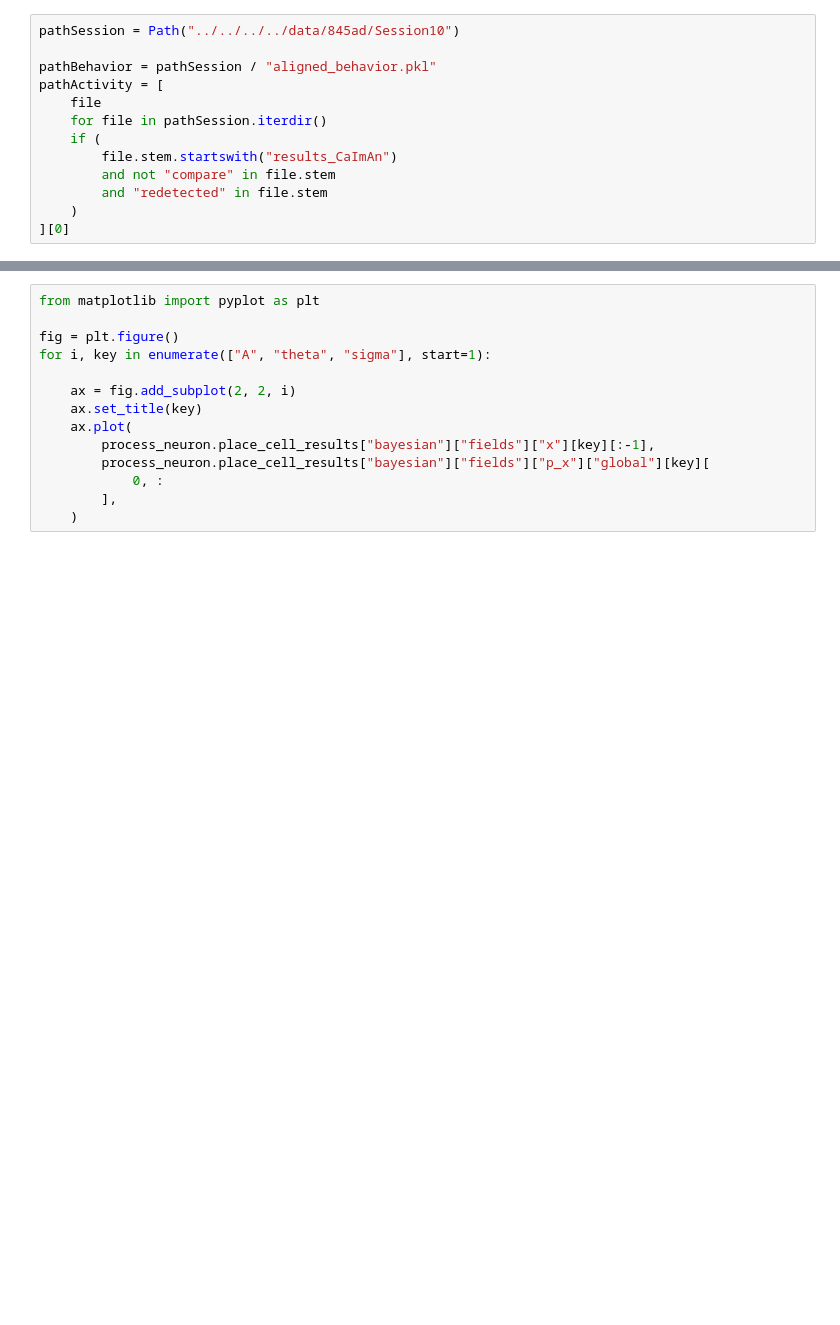
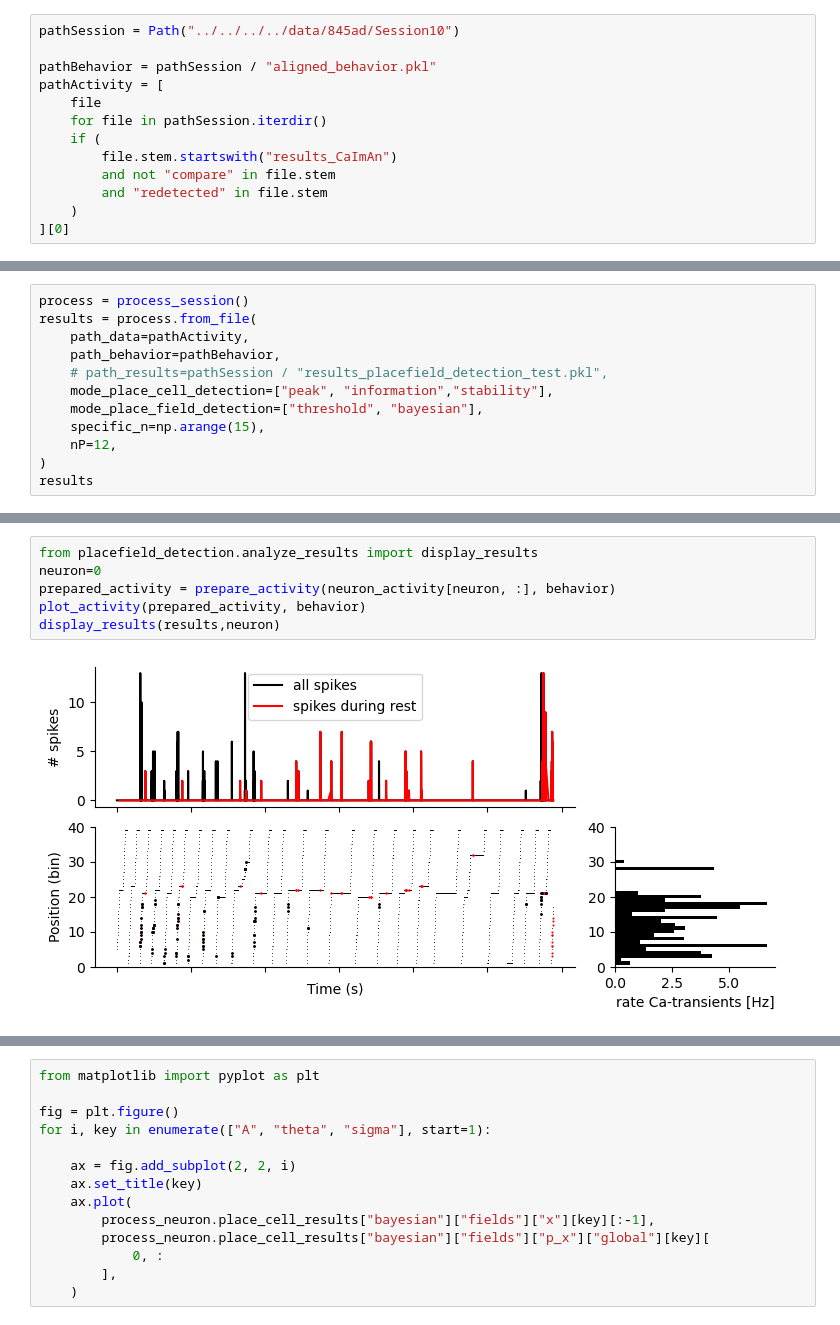
Before and after one commit to woxxel/placefield_detection, a Jupyter notebook: notebooks/test_process_session.ipynb, the cells around one changed output, grey strips where cells are left out. Saved outputs shown, nothing was run; the diff lists cells and outputs as text; blank space fills up the shorter version.

```diff
--- a/notebooks/test_process_session.ipynb
+++ b/notebooks/test_process_session.ipynb
@@ -171,0 +175,12 @@ process_neuron.results
+# %%
+process = process_session()
+results = process.from_file(
+    path_data=pathActivity,
+    path_behavior=pathBehavior,
+    # path_results=pathSession / "results_placefield_detection_test.pkl",
+    mode_place_cell_detection=["peak", "information","stability"],
+    mode_place_field_detection=["threshold", "bayesian"],
+    specific_n=np.arange(15),
+    nP=12,
+)
+results
@@ -171,0 +231,8 @@ process_neuron.results
+# %%
+from placefield_detection.analyze_results import display_results
+neuron=0
+prepared_activity = prepare_activity(neuron_activity[neuron, :], behavior)
+plot_activity(prepared_activity, behavior)
+display_results(results,neuron)
+# %% [output]
+[figure, added]
```
Also changed, not shown: parts of 29 cells of this notebook, 10 other files.
